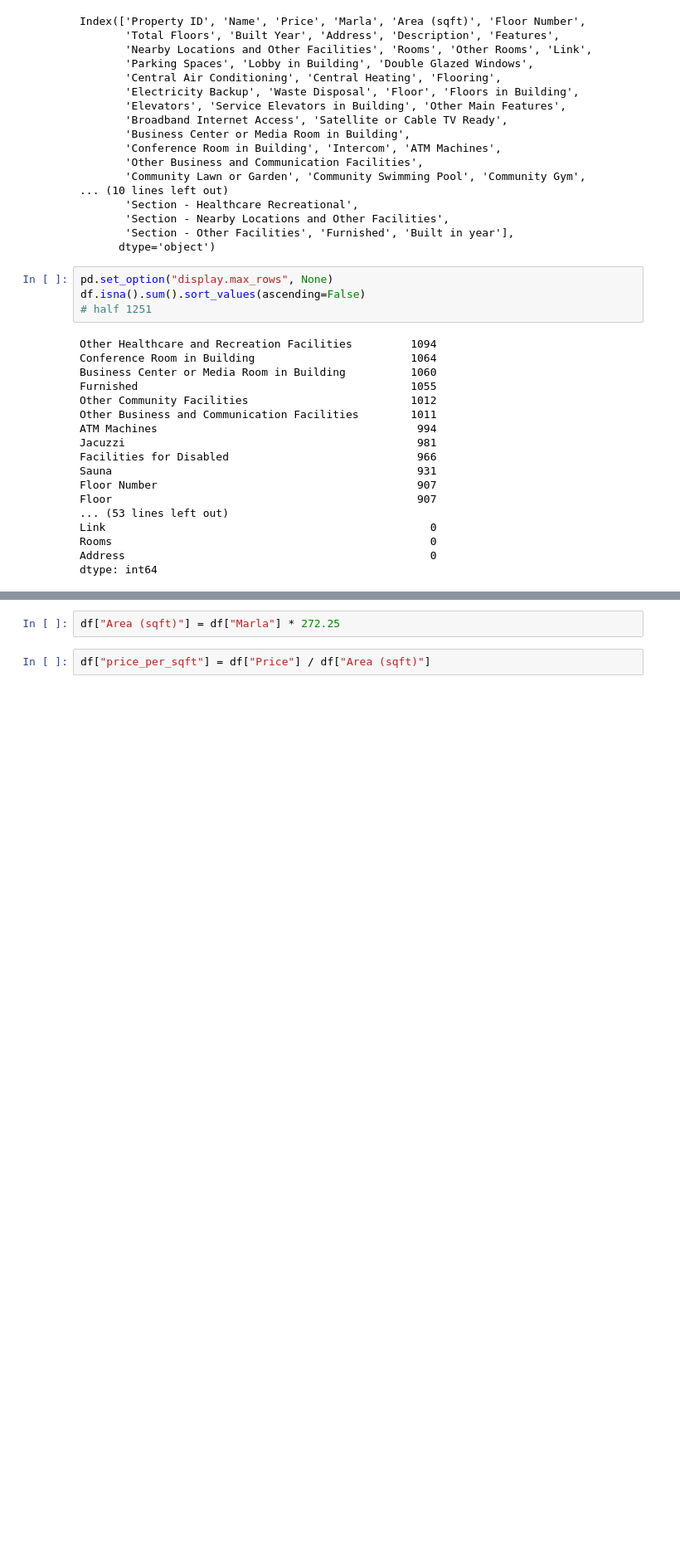
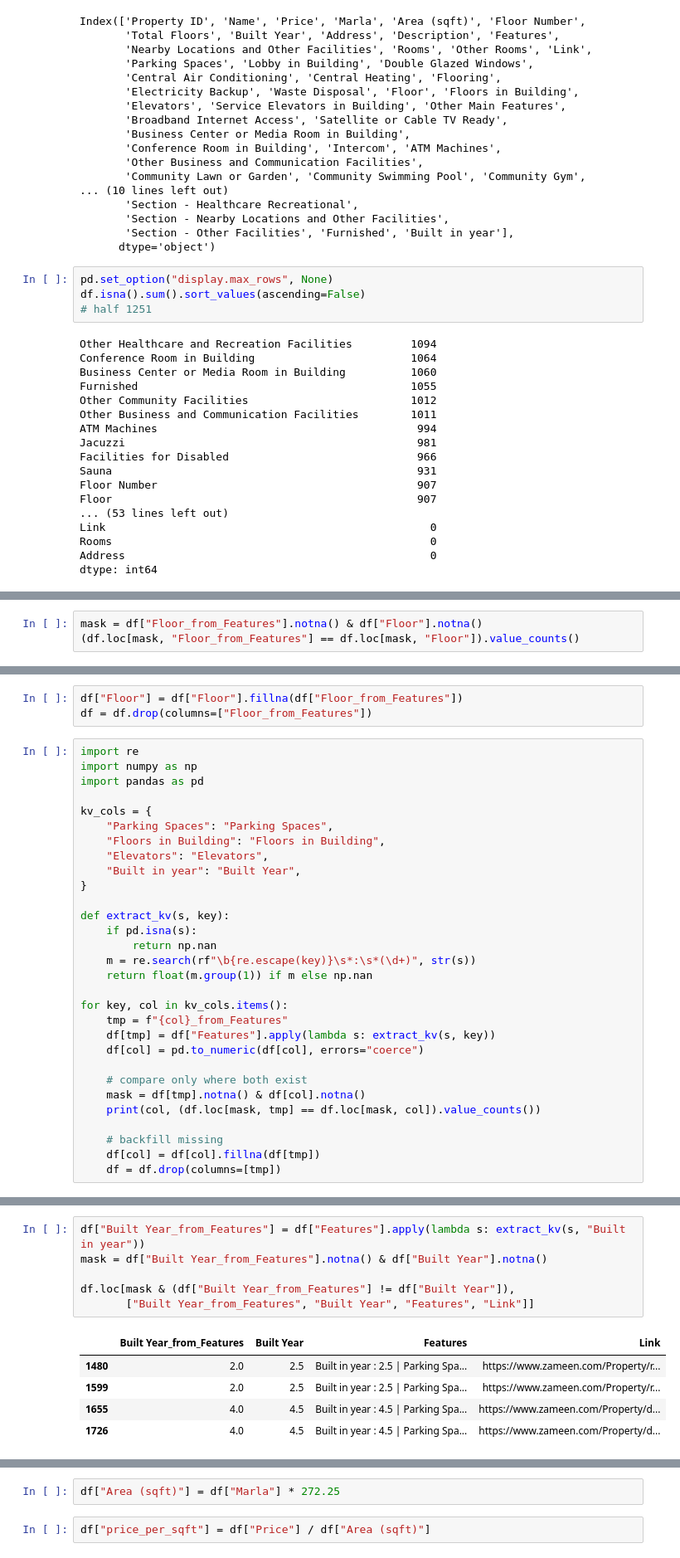
Before and after one commit to zeeshanAhmed2798/real-estate-ml-project, a Jupyter notebook: Data Cleaning/lahore_flats_cleaning.ipynb, the cells around one changed output, grey strips where cells are left out. Shown at 83% size. Saved outputs shown, nothing was run; the diff lists cells and outputs as text; blank space fills up the shorter version.

```diff
--- a/Data Cleaning/lahore_flats_cleaning.ipynb
+++ b/Data Cleaning/lahore_flats_cleaning.ipynb
@@ -155,0 +174,3 @@ dtype: int64
+# %%
+mask = df["Floor_from_Features"].notna() & df["Floor"].notna()
+(df.loc[mask, "Floor_from_Features"] == df.loc[mask, "Floor"]).value_counts()
@@ -155,0 +180,33 @@ dtype: int64
+# %%
+df["Floor"] = df["Floor"].fillna(df["Floor_from_Features"])
+df = df.drop(columns=["Floor_from_Features"])
+# %%
+import re
+import numpy as np
+import pandas as pd
+
+kv_cols = {
+    "Parking Spaces": "Parking Spaces",
+    "Floors in Building": "Floors in Building",
+    "Elevators": "Elevators",
+    "Built in year": "Built Year",
+}
+
+def extract_kv(s, key):
+    if pd.isna(s):
+        return np.nan
+    m = re.search(rf"\b{re.escape(key)}\s*:\s*(\d+)", str(s))
+    return float(m.group(1)) if m else np.nan
+
+for key, col in kv_cols.items():
+    tmp = f"{col}_from_Features"
+    df[tmp] = df["Features"].apply(lambda s: extract_kv(s, key))
+    df[col] = pd.to_numeric(df[col], errors="coerce")
+
+    # compare only where both exist
+    mask = df[tmp].notna() & df[col].notna()
+    print(col, (df.loc[mask, tmp] == df.loc[mask, col]).value_counts())
+
+    # backfill missing
+    df[col] = df[col].fillna(df[tmp])
+    df = df.drop(columns=[tmp])
@@ -155,0 +223,12 @@ dtype: int64
+# %%
+df["Built Year_from_Features"] = df["Features"].apply(lambda s: extract_kv(s, "Built in year"))
+mask = df["Built Year_from_Features"].notna() & df["Built Year"].notna()
+
+df.loc[mask & (df["Built Year_from_Features"] != df["Built Year"]),
+       ["Built Year_from_Features", "Built Year", "Features", "Link"]]
+# %% [output]
+|  | Built Year_from_Features | Built Year | Features | Link |
+| 1480 | 2.0 | 2.5 | Built in year : 2.5 | Parking Spa... | https://www.zameen.com/Property/r... |
+| 1599 | 2.0 | 2.5 | Built in year : 2.5 | Parking Spa... | https://www.zameen.com/Property/r... |
+| 1655 | 4.0 | 4.5 | Built in year : 4.5 | Parking Spa... | https://www.zameen.com/Property/d... |
+| 1726 | 4.0 | 4.5 | Built in year : 4.5 | Parking Spa... | https://www.zameen.com/Property/d... |
```
Also changed, not shown: parts of 94 cells of this notebook, 1 other file.
